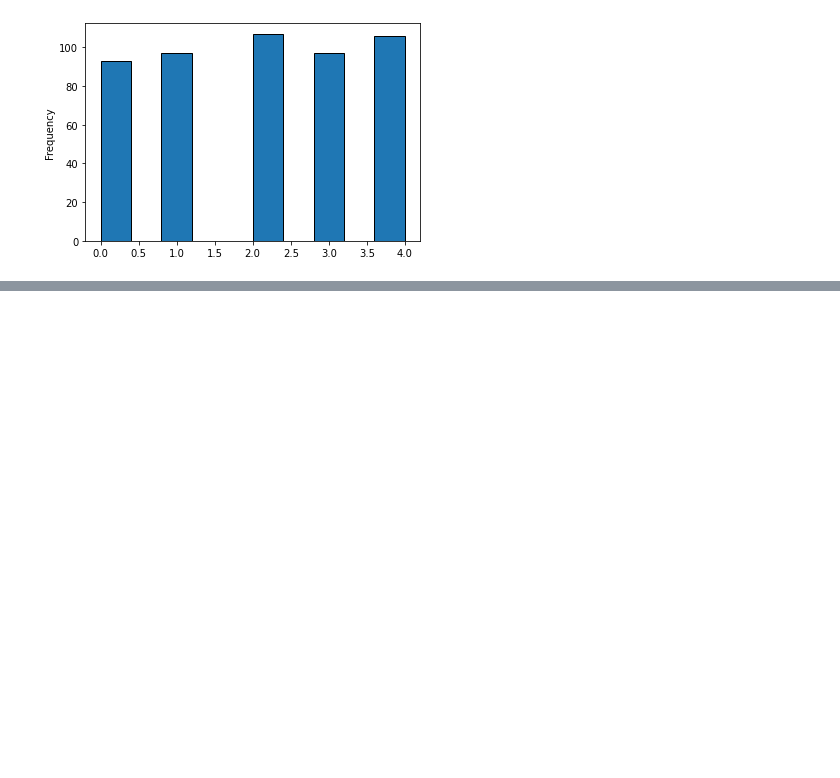
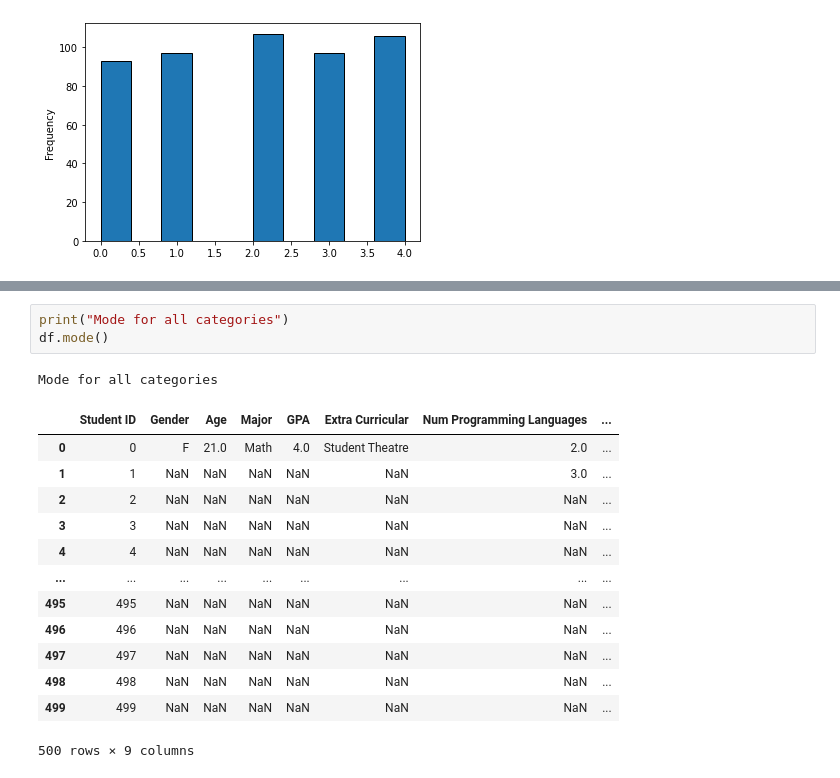
Before and after one commit to CMU-313/spring23-nodebb-team-tbd, a Jupyter notebook: ML_Model_Setup.ipynb, the cells around one changed output, grey strips where cells are left out. Saved outputs shown, nothing was run; the diff lists cells and outputs as text; blank space fills up the shorter version.

```diff
--- a/ML_Model_Setup.ipynb
+++ b/ML_Model_Setup.ipynb
@@ -177,0 +204,18 @@ Histogram of number of past internships
+# %%
+print("Mode for all categories")
+df.mode()
+# %% [output]
+Mode for all categories
+|  | Student ID | Gender | Age | Major | GPA | Extra Curricular | Num Programming Languages | ... |
+| 0 | 0 | F | 21.0 | Math | 4.0 | Student Theatre | 2.0 | ... |
+| 1 | 1 | NaN | NaN | NaN | NaN | NaN | 3.0 | ... |
+| 2 | 2 | NaN | NaN | NaN | NaN | NaN | NaN | ... |
+| 3 | 3 | NaN | NaN | NaN | NaN | NaN | NaN | ... |
+| 4 | 4 | NaN | NaN | NaN | NaN | NaN | NaN | ... |
+| ... | ... | ... | ... | ... | ... | ... | ... | ... |
+| 495 | 495 | NaN | NaN | NaN | NaN | NaN | NaN | ... |
+| 496 | 496 | NaN | NaN | NaN | NaN | NaN | NaN | ... |
+| 497 | 497 | NaN | NaN | NaN | NaN | NaN | NaN | ... |
+| 498 | 498 | NaN | NaN | NaN | NaN | NaN | NaN | ... |
+| 499 | 499 | NaN | NaN | NaN | NaN | NaN | NaN | ... |
+500 rows × 9 columns
```
Also changed, not shown: parts of 2 cells of this notebook.
